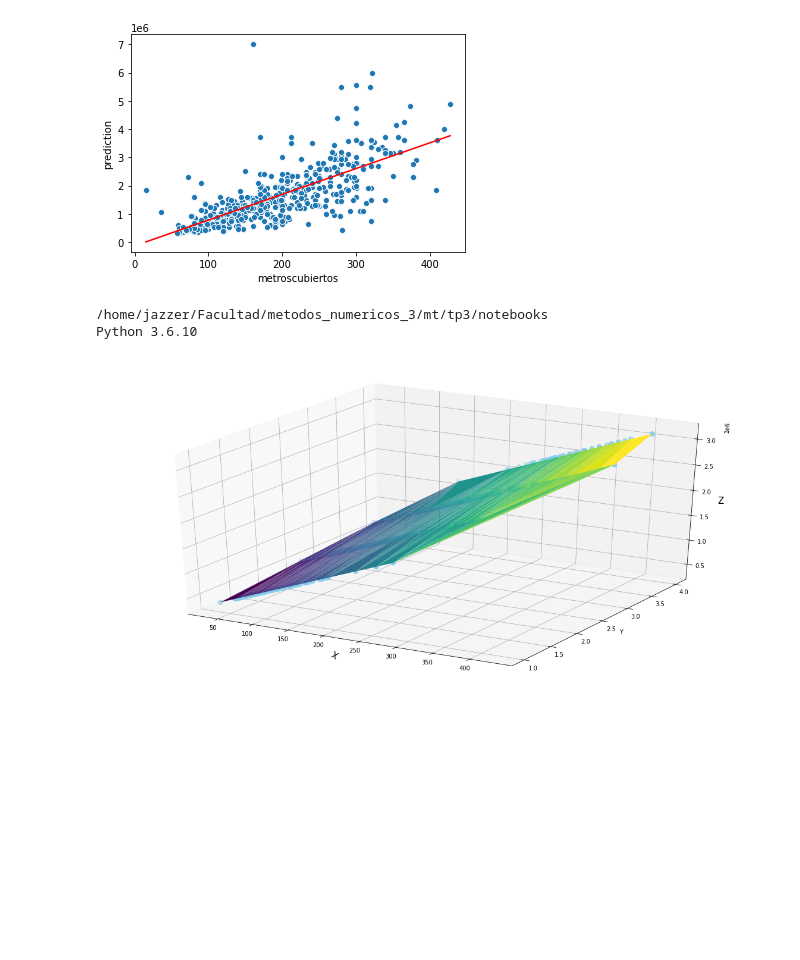
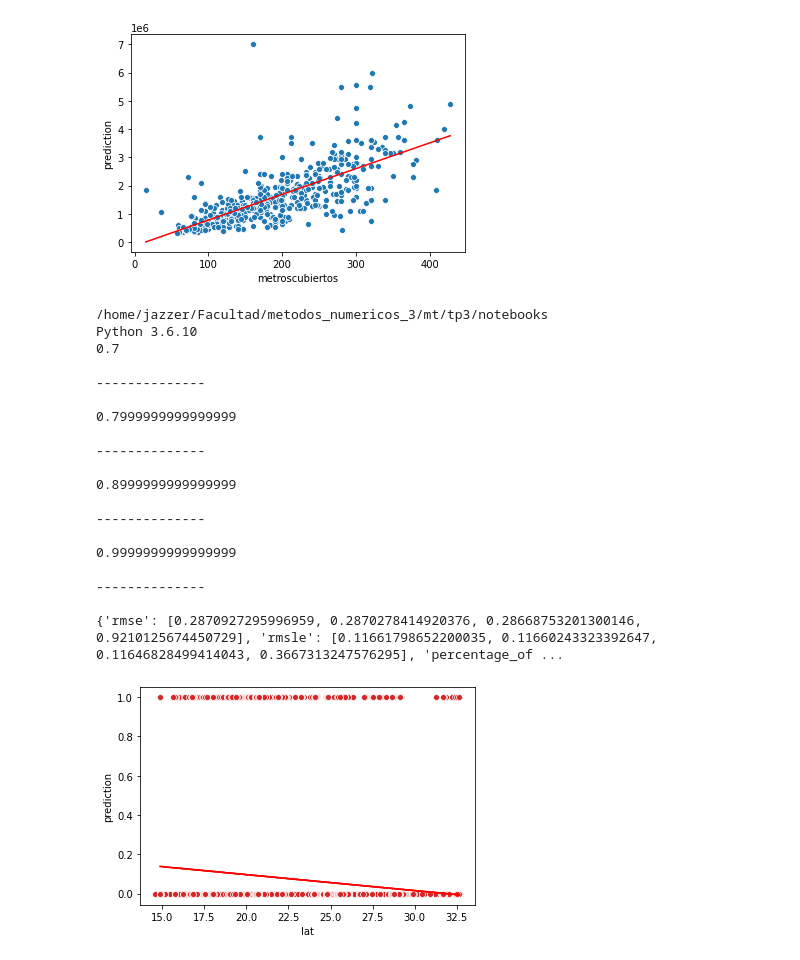
Before and after one commit to wgbusch/mt, a Jupyter notebook: tp3/notebooks/PrediccionPrecios.ipynb, the cells around one changed output. Drawn from its saved outputs; the diff is of its cells as text; code cells hidden in the pictures; blank space fills up the shorter version.

```diff
--- a/tp3/notebooks/PrediccionPrecios.ipynb
+++ b/tp3/notebooks/PrediccionPrecios.ipynb
@@ -79,29 +79,44 @@ import time
 import math
 import seaborn as sns
 import matplotlib.pyplot as plt
+import os
 from sklearn.metrics import *
 
-# Verifico la correcta instalación. Si no falla el import está OK
 !pwd
 !python --version
 import metnum
 
 def calculate_metrics(variable_to_predict, df):
+    df = df[df['prediction'].notna()]
     return (math.sqrt(mean_squared_error(df[variable_to_predict], df['prediction'])),
-            math.sqrt(mean_squared_log_error(df[variable_to_predict], df['prediction'])))
+            math.sqrt(mean_squared_log_error(df[variable_to_predict]+1, df['prediction']+1)))
 
 
 def experiment(percentage_of_training_cases,
          variable_to_predict,
          variables_to_study,
          seed,
-         df):
+         df,
+         data):
 
     TOTAL_TRAIN_CASES = int(percentage_of_training_cases*len(df))
 
     df = df[0:].sample(frac=1, random_state=seed)
+
+    #cleanup
+    df = df[df[variable_to_predict].notna()]
+    for var in variables_to_study:
+        df = df[df[var].notna()]
+
     df_prediction = df[TOTAL_TRAIN_CASES:].copy()
     df = df[:TOTAL_TRAIN_CASES]
+
+#     print('length df: '+ str(len(df)))
+#     print('length df_prediction: '+ str(len(df_prediction)))
+#     print(df['lat'].sort_values().unique())
+#     print(df['piscina'].unique())
+#     print(df[df['lat'].isnull()])
+#     print(df[df['piscina'].isnull()])
 
     x_train, y_train = df[variables_to_study].values, df[variable_to_predict].values
     x_predict, y_predict = df_prediction[variables_to_study].values, df_prediction[variable_to_predict].values
@@ -113,38 +128,74 @@ def experiment(percentage_of_training_cases,
 
     linear_regressor = metnum.LinearRegression()
     linear_regressor.fit(x_train, y_train)
     df_prediction['prediction'] = linear_regressor.predict(x_predict)
 
-    filename='df_prediction'+'-{}'.format(time.time())
-    df_prediction.to_csv(filename+'.csv', encoding='utf-8', index=False)
-
     rmse, rmsle = calculate_metrics(variable_to_predict, df_prediction)
-    (pd.DataFrame(data={'rmse': [rmse], 'rmsle': [rmsle]})
-       .to_csv(filename+'-error.csv', encoding='utf-', index=False))
+    data['rmse'].append(rmse)
+    data['rmsle'].append(rmsle)
+    data['percentage_of_train_cases'].append(percentage_of_training_cases)
 
     if(len(variables_to_study)==1):
         sns.scatterplot(data=df, x=variables_to_study[0], y=variable_to_predict)
         sns.lineplot(data=df_prediction, x=variables_to_study[0], y='prediction', color='red')
     elif(len(variables_to_study)==2):
         fig = plt.figure(figsize=(20,10))
         ax = fig.gca(projection='3d')
         ax.set_xlabel('X', fontsize=15, rotation=150)
         ax.set_ylabel('Y')
         ax.set_zlabel(r'Z', fontsize=15)
         ax.scatter(df_prediction[variables_to_study[0]],
                    df_prediction[variables_to_study[1]],
                    df_prediction['prediction'], c='skyblue', s=60)
         ax.plot_trisurf(df_prediction[variables_to_study[0]],
                         df_prediction[variables_to_study[1]],
                         df_prediction['prediction'], cmap=plt.cm.viridis, linewidth=0.2)
         plt.show()
+    return df_prediction
 
 df = pd.read_csv('../data/train.csv')
+
 # print(df.info())
-df = df[df['ciudad']=='Mérida'].dropna()
+df = df[df['lat'].notna()]
+df = df[df['lat']<33]
+df = df[df['lat']>14]
 
-experiment(0.1, 'precio', ['metroscubiertos', 'banos'], 666, df)
+# df = df[df['ciudad']=='Mérida'].dropna()
+
+d = {'rmse' : [], 'rmsle' : [], 'percentage_of_train_cases' : []}
+
+folder='./test_{}'.format(int(time.time()))
+
+os.mkdir(folder)
+
+for i in np.arange(0.7, 1.0, 0.1):
+    print(i)
+    df_prediction = experiment(i, 'piscina', ['lat'], 666, df, d)
+    df_prediction.to_csv(folder+'/prediction'+'_'+str(i)+'.csv', encoding='utf-8', index=False)
+    print('\n--------------\n')
+
+print(d)
+
+(pd.DataFrame(data=d)
+   .to_csv(folder+'/error.csv', encoding='utf-', index=False))
 # %% [output]
 /home/jazzer/Facultad/metodos_numericos_3/mt/tp3/notebooks
 Python 3.6.10
+0.7
+
+--------------
+
+0.7999999999999999
+
+--------------
+
+0.8999999999999999
+
+--------------
+
+0.9999999999999999
+
+--------------
+
+{'rmse': [0.2870927295996959, 0.2870278414920376, 0.28668753201300146, 0.9210125674450729], 'rmsle': [0.11661798652200035, 0.11660243323392647, 0.11646828499414043, 0.3667313247576295], 'percentage_of ...
-[figure, old version]
+[figure, new version]
```
